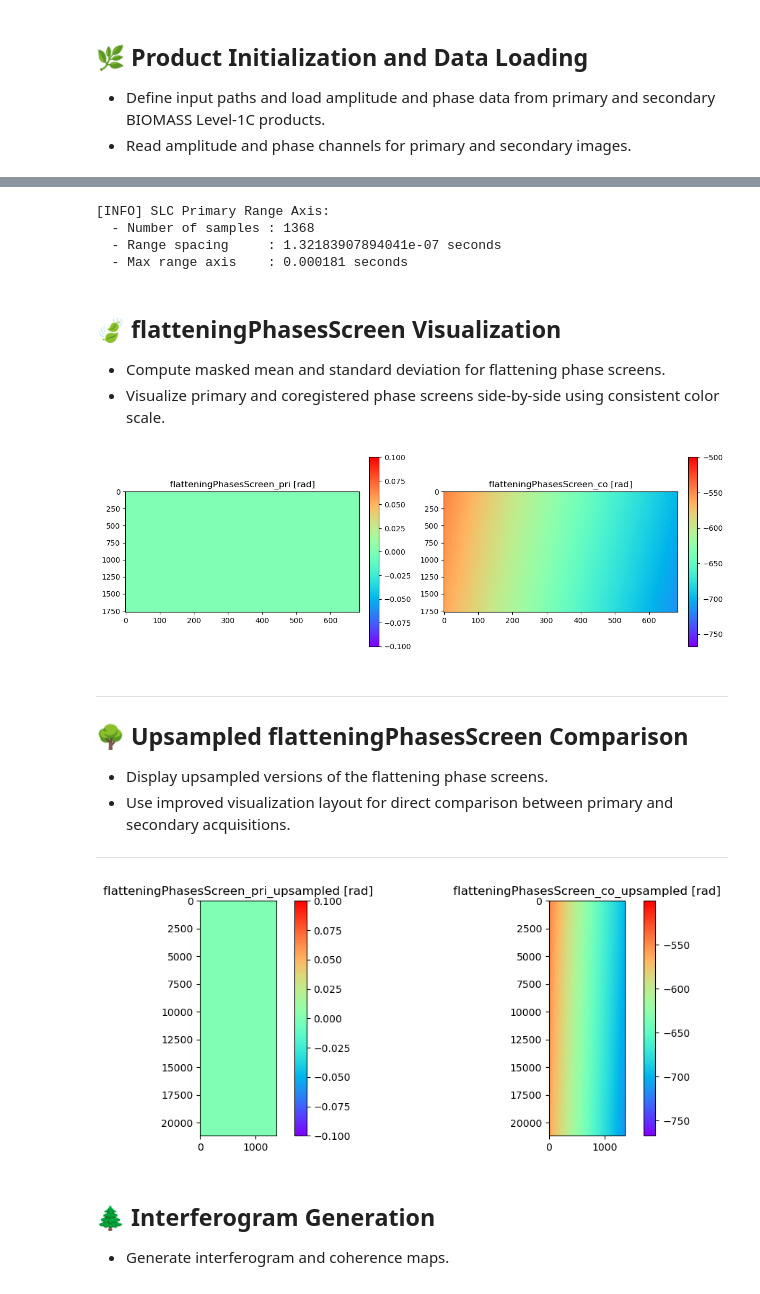
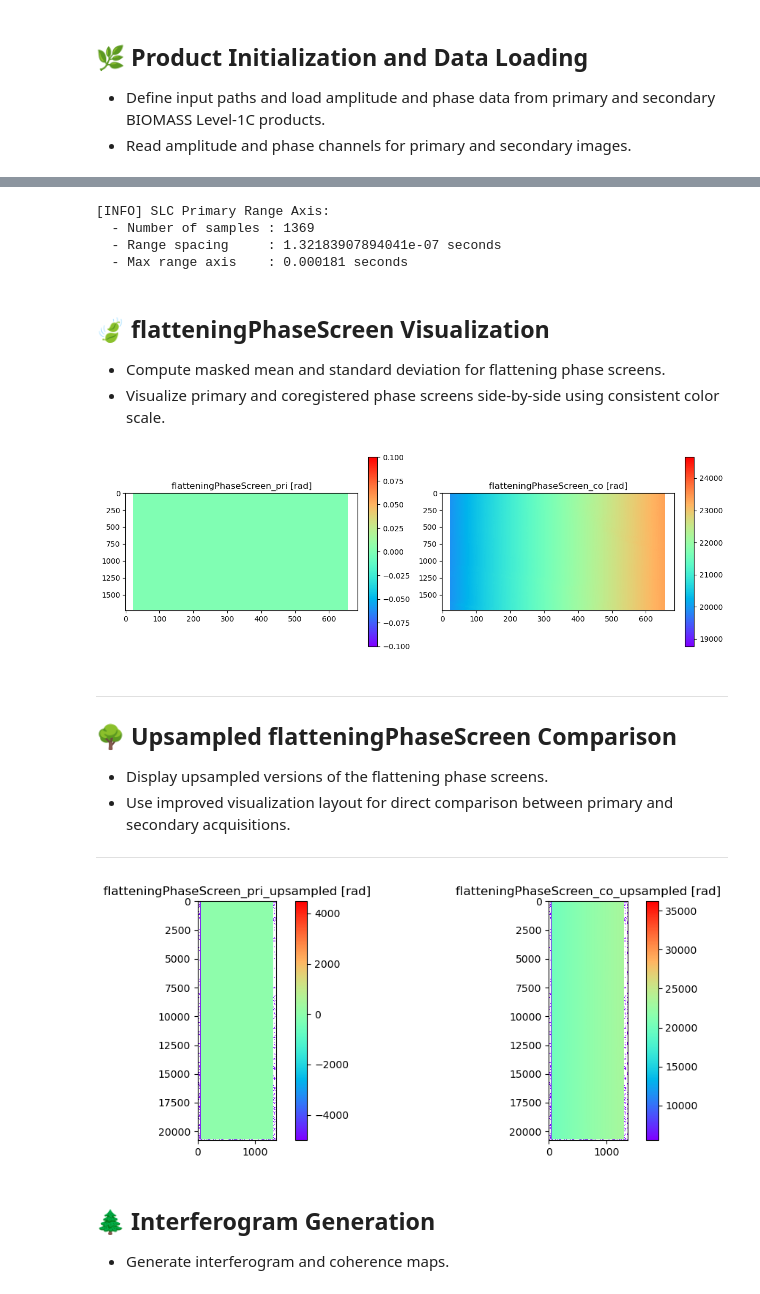
Before and after one commit to BioPAL/data_readers, a Jupyter notebook: check_interferogram.ipynb, the cells around one changed output, grey strips where cells are left out. Cells and saved outputs as stored; diff of their text form; code cells hidden in the pictures.

```diff
--- a/check_interferogram.ipynb
+++ b/check_interferogram.ipynb
@@ -39,8 +38,8 @@ import matplotlib.pyplot as plt
 warnings.filterwarnings('ignore', category=DeprecationWarning)
 # %%
 
-path_secondary = r"E:\BIOMASS\02_DATA\AMAZON\OUTPUT_STA\BIO_S1_STA__1S_20250607T103037_20250607T103057_C_G___M___C___T____F002_01_DA3R0D"
-path_primary   = r"E:\BIOMASS\02_DATA\AMAZON\OUTPUT_STA\BIO_S1_STA__1S_20250610T103036_20250610T103057_C_G___M___C___T____F002_01_DA3R0P"
+path_secondary = r"C:\Users\GPALUMBO\Downloads\Muriel\BIO_S1_STA__1S_20260423T050928_20260423T050949_T_G01_M03_C01_T004_F001_02_DSQJ79"
+path_primary   = r"C:\Users\GPALUMBO\Downloads\Muriel\BIO_S1_STA__1S_20260502T050934_20260502T050955_T_G01_M03_C04_T004_F001_02_DSQJAP"
 
 product_primary=    BiomassProduct.BiomassProductSTA(path_primary)
 product_secondary=  BiomassProduct.BiomassProductSTA(path_secondary)
@@ -176,25 +176,25 @@ print(f"  - Range spacing     : {rangeTimeInterval_pri} seconds")
 print(f"  - Max range axis    : {np.max(range_slc_axis_pri_stac):.6f} seconds")
 # %% [output]
 [INFO] SLC Primary Range Axis:
-  - Number of samples : 1368
+  - Number of samples : 1369
   - Range spacing     : 1.32183907894041e-07 seconds
   - Max range axis    : 0.000181 seconds
 # %% [markdown]
-## 🍃 flatteningPhasesScreen Visualization  <a name="🍃-flatteningPhasesScreen-visualization"></a>
+## 🍃 flatteningPhaseScreen Visualization  <a name="🍃-flatteningPhaseScreen-visualization"></a>
 - Compute masked mean and standard deviation for flattening phase screens.
 - Visualize primary and coregistered phase screens side-by-side using consistent color scale.
 # %%
-#get the flatteningPhasesScreen
+#get the flatteningPhaseScreen
 lut_co = netCDF4.Dataset(path_lut_coregistered)
-flatteningPhasesScreen_co = np.array(lut_co.groups['coregistration']['flatteningPhasesScreen']).astype(np.float64)
+flatteningPhaseScreen_co = np.array(lut_co.groups['coregistration']['flatteningPhaseScreen']).astype(np.float64)
 lut_pri = netCDF4.Dataset(path_lut_primary)
-flatteningPhasesScreen_pri = np.array(lut_pri.groups['coregistration']['flatteningPhasesScreen']).astype(np.float64)
+flatteningPhaseScreen_pri = np.array(lut_pri.groups['coregistration']['flatteningPhaseScreen']).astype(np.float64)
 # %%
-flatteningPhasesScreen_pri_avg = np.mean(np.ma.masked_equal(flatteningPhasesScreen_pri,-9999))
-flatteningPhasesScreen_pri_std = np.std(np.ma.masked_equal(flatteningPhasesScreen_pri, -9999))
+flatteningPhaseScreen_pri_avg = np.mean(np.ma.masked_equal(flatteningPhaseScreen_pri,-9999))
+flatteningPhaseScreen_pri_std = np.std(np.ma.masked_equal(flatteningPhaseScreen_pri, -9999))
 
-flatteningPhasesScreen_co_avg = np.mean(np.ma.masked_equal(flatteningPhasesScreen_co,-9999))
-flatteningPhasesScreen_co_std = np.std(np.ma.masked_equal(flatteningPhasesScreen_co, -9999))
+flatteningPhaseScreen_co_avg = np.mean(np.ma.masked_equal(flatteningPhaseScreen_co,-9999))
+flatteningPhaseScreen_co_std = np.std(np.ma.masked_equal(flatteningPhaseScreen_co, -9999))
 
 
 # Parametri condivisi
@@ -205,8 +205,8 @@ colorbar_fraction = 0.05
 colorbar_pad = 0.04
 
 # Maschera dei valori -9999
-masked_pri = np.ma.masked_equal(flatteningPhasesScreen_pri, -9999)
-masked_co = np.ma.masked_equal(flatteningPhasesScreen_co, -9999)
+masked_pri = np.ma.masked_equal(flatteningPhaseScreen_pri, -9999)
+masked_co = np.ma.masked_equal(flatteningPhaseScreen_co, -9999)
 
 # Media e deviazione standard
 avg_pri = np.mean(masked_pri)
@@ -216,40 +216,40 @@ avg_co = np.mean(masked_co)
 std_co = np.std(masked_co)
 
 # Plot affiancati
 fig, axs = plt.subplots(1, 2, figsize=(12, 4))
 
 # PRIMARY
 im1 = axs[0].imshow(
     masked_pri,
     cmap="rainbow",
     aspect=aspect_ratio,
     interpolation="none",
     vmin=avg_pri - std_multiplier * std_pri,
     vmax=avg_pri + std_multiplier * std_pri
 )
-axs[0].set_title("flatteningPhasesScreen_pri [rad]")
+axs[0].set_title("flatteningPhaseScreen_pri [rad]")
 cbar1 = fig.colorbar(im1, ax=axs[0], orientation='vertical', fraction=colorbar_fraction, pad=colorbar_pad)
 
 # CORE
 im2 = axs[1].imshow(
     masked_co,
     cmap="rainbow",
     aspect=aspect_ratio,
     interpolation="none",
     vmin=avg_co - std_multiplier * std_co,
     vmax=avg_co + std_multiplier * std_co
 )
-axs[1].set_title("flatteningPhasesScreen_co [rad]")
+axs[1].set_title("flatteningPhaseScreen_co [rad]")
 cbar2 = fig.colorbar(im2, ax=axs[1], orientation='vertical', fraction=colorbar_fraction, pad=colorbar_pad)
 
 fig.tight_layout()
 plt.show()
 # %% [output]
-[figure, old version]
+[figure, new version]
 # %% [markdown]
 ---
 
-## 🌳 Upsampled flatteningPhasesScreen Comparison <a name="🌳-upsampled-flatteningPhasesScreen-comparison"></a>
+## 🌳 Upsampled flatteningPhaseScreen Comparison <a name="🌳-upsampled-flatteningPhaseScreen-comparison"></a>
 - Display upsampled versions of the flattening phase screens.
 - Use improved visualization layout for direct comparison between primary and secondary acquisitions.
 
@@ -306,8 +306,8 @@ colorbar_fraction = 0.05
 colorbar_pad = 0.04
 
 # Maschera dei valori -9999
-masked_pri_up = np.ma.masked_equal(flatteningPhasesScreen_pri_upsampled, -9999)
-masked_co_up = np.ma.masked_equal(flatteningPhasesScreen_co_upsampled, -9999)
+masked_pri_up = np.ma.masked_equal(flatteningPhaseScreen_pri_upsampled, -9999)
+masked_co_up = np.ma.masked_equal(flatteningPhaseScreen_co_upsampled, -9999)
 
 # Media e deviazione standard
 avg_pri_up = np.mean(masked_pri_up)
@@ -328,7 +328,7 @@ im1 = axs[0].imshow(
     vmin=avg_pri_up - std_multiplier * std_pri_up,
     vmax=avg_pri_up + std_multiplier * std_pri_up
 )
-axs[0].set_title("flatteningPhasesScreen_pri_upsampled [rad]")
+axs[0].set_title("flatteningPhaseScreen_pri_upsampled [rad]")
 fig.colorbar(im1, ax=axs[0], orientation='vertical', fraction=colorbar_fraction, pad=colorbar_pad)
 
 # CORE UPSAMPLED
@@ -340,13 +340,13 @@ im2 = axs[1].imshow(
     vmin=avg_co_up - std_multiplier * std_co_up,
     vmax=avg_co_up + std_multiplier * std_co_up
 )
-axs[1].set_title("flatteningPhasesScreen_co_upsampled [rad]")
+axs[1].set_title("flatteningPhaseScreen_co_upsampled [rad]")
 fig.colorbar(im2, ax=axs[1], orientation='vertical', fraction=colorbar_fraction, pad=colorbar_pad)
 
 fig.tight_layout()
 plt.show()
 # %% [output]
-[figure, old version]
+[figure, new version]
 # %% [markdown]
 ## 🌲 Interferogram Generation <a name="🌲-interferogram-generation"></a>
 
```
Also changed, not shown: parts of 9 cells of this notebook.
